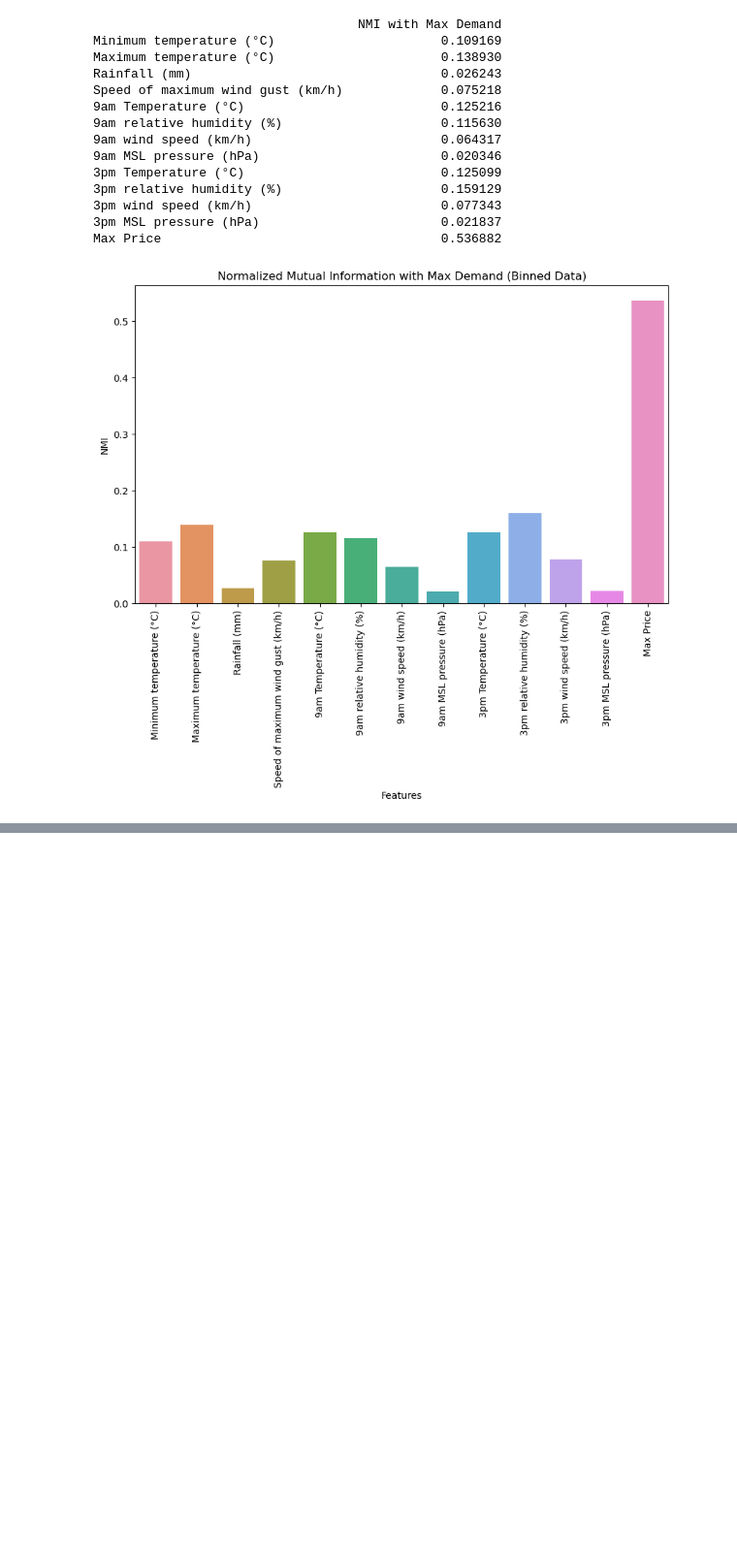
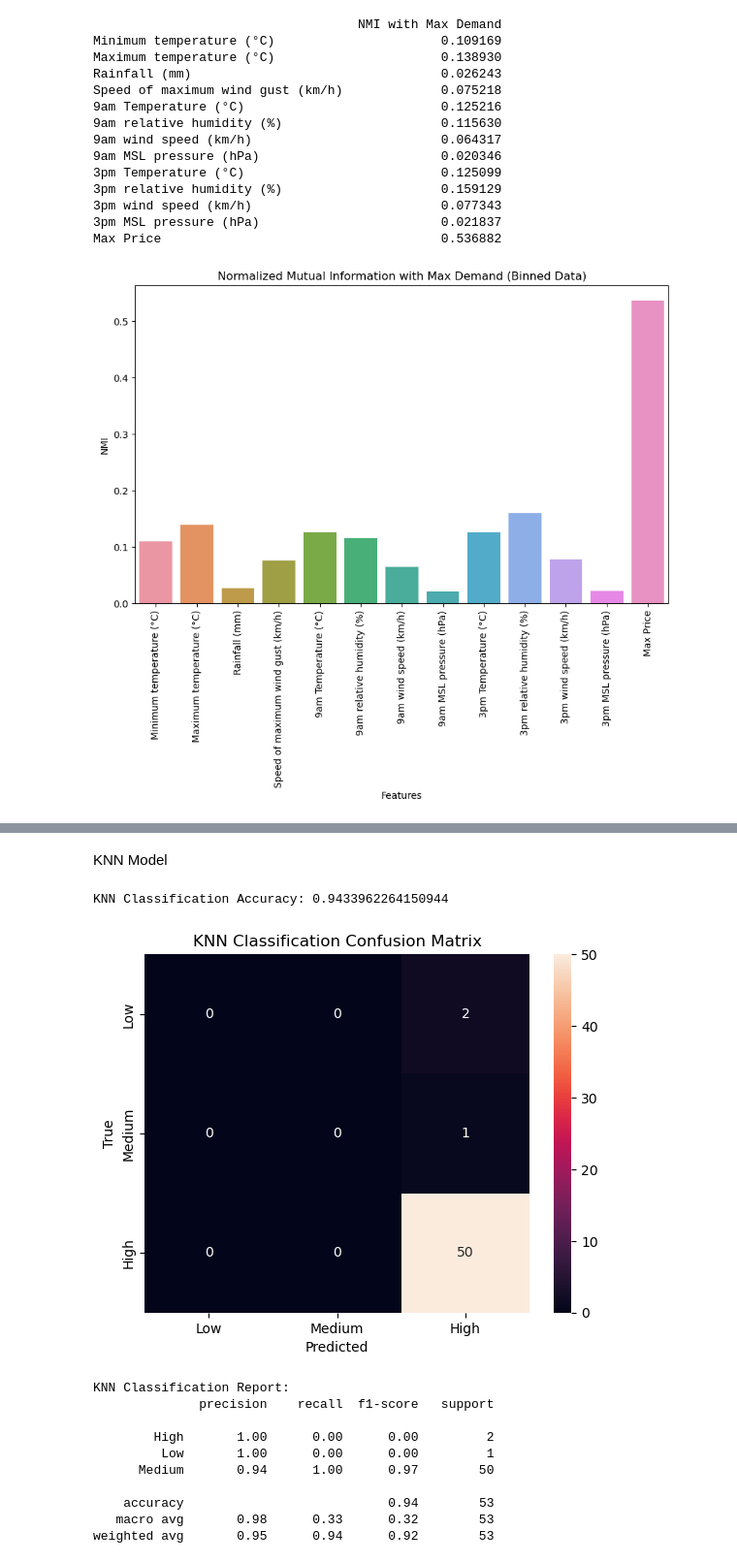
Before and after one commit to HillarP/Energy_Prediction, a Jupyter notebook: Jigar_Group_1_Data.ipynb, the cells around one changed output, grey strips where cells are left out. Shown: that part at 97% size. Cells and saved outputs as stored; diff of their text form; code cells hidden in the pictures; blank space fills up the shorter version.

```diff
--- a/Jigar_Group_1_Data.ipynb
+++ b/Jigar_Group_1_Data.ipynb
@@ -862,0 +849,62 @@ weighted avg       0.74      0.76      0.70        70
+# %% [markdown]
+KNN Model
+# %%
+from sklearn.preprocessing import MinMaxScaler
+from sklearn.model_selection import train_test_split
+from sklearn.neighbors import KNeighborsClassifier
+from sklearn.metrics import accuracy_score, confusion_matrix, classification_report
+
+# Separate the target variable 'Max Demand'
+y = df['Max Demand']
+
+# Define more bins and labels for classification
+bins = [0, 175000, 250000, 300000]
+labels = ['Low', 'Medium', 'High']
+
+# Convert the target variable to classes based on the new bins
+y_cls = pd.cut(y, bins=bins, labels=labels)
+
+# Scale the numeric features
+scaler = MinMaxScaler()
+df_numeric_dropped = df_numeric.drop(columns=['Max Demand'])
+X_scaled = scaler.fit_transform(df_numeric_dropped)
+
+# Split the data into training and testing sets with 70% train and 30% test
+X_train, X_test, y_train, y_test = train_test_split(X_scaled, y_cls, test_size=0.30, random_state=21)
+
+# Train the KNN Classification model
+knn_classifier = KNeighborsClassifier(n_neighbors=3)
+knn_classifier.fit(X_train, y_train)
+
+# Predict on the test set for the KNN model
+y_pred_knn_cls = knn_classifier.predict(X_test)
+
+# Evaluate the KNN model
+accuracy_knn = accuracy_score(y_test, y_pred_knn_cls)
+
+print("KNN Classification Accuracy:", accuracy_knn)
+
+# Confusion matrix for KNN Classifier
+cm_knn = confusion_matrix(y_test, y_pred_knn_cls)
+sns.heatmap(cm_knn, annot=True, fmt='d',xticklabels=labels, yticklabels=labels)
+plt.xlabel('Predicted')
+plt.ylabel('True')
+plt.title('KNN Classification Confusion Matrix')
+plt.show()
+
+# Classification report for KNN Classifier
+print("KNN Classification Report:")
+print(classification_report(y_test, y_pred_knn_cls, zero_division=1))
+# %% [output]
+KNN Classification Accuracy: 0.9433962264150944
+[figure, added]
+KNN Classification Report:
+              precision    recall  f1-score   support
+
+        High       1.00      0.00      0.00         2
+         Low       1.00      0.00      0.00         1
+      Medium       0.94      1.00      0.97        50
+
+    accuracy                           0.94        53
+   macro avg       0.98      0.33      0.32        53
+weighted avg       0.95      0.94      0.92        53
```
Also changed, not shown: parts of 9 cells of this notebook.
